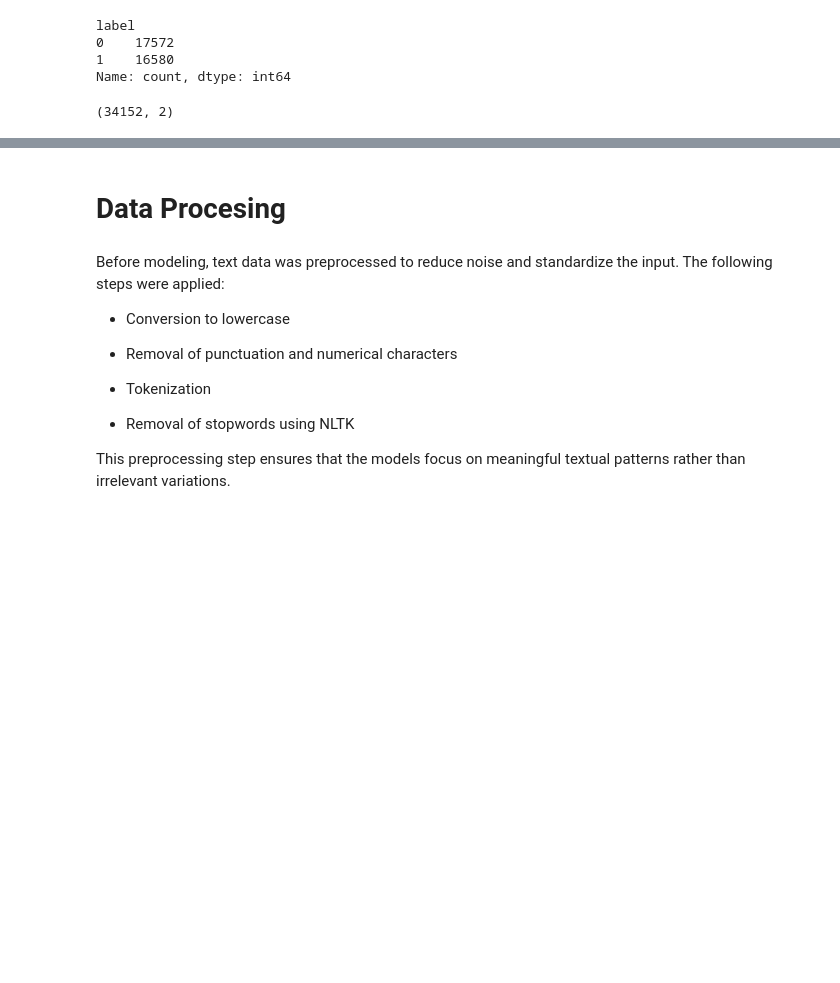
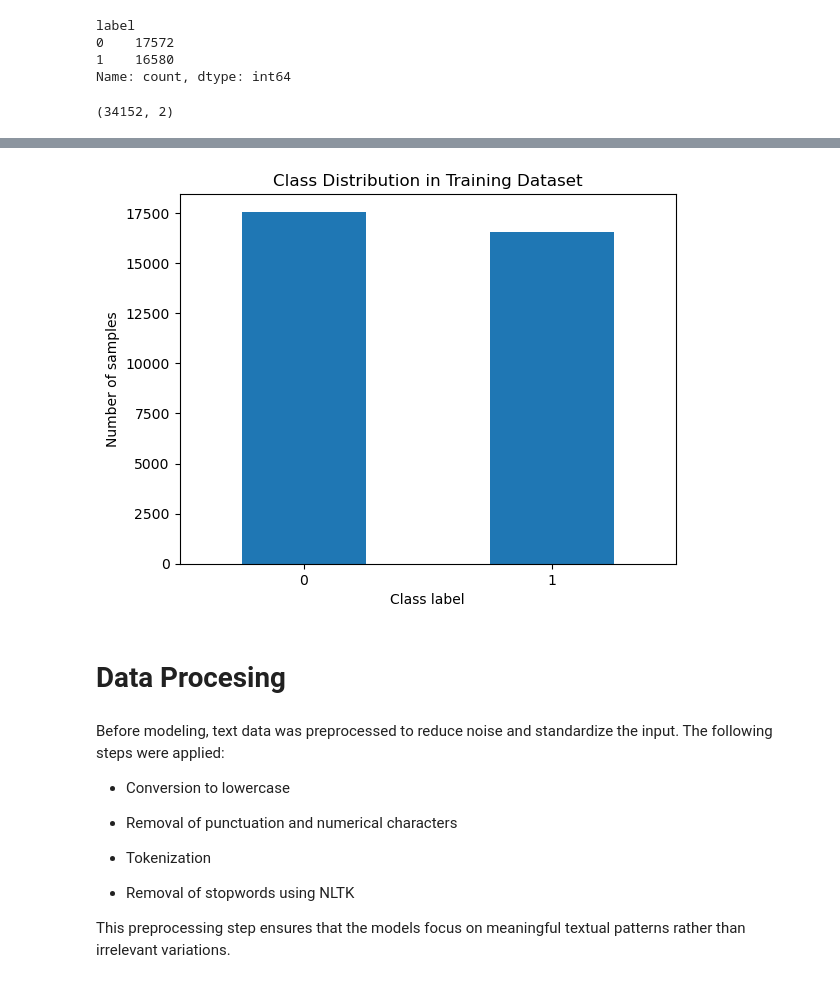
Before and after one commit to HelenaGomezV/project-3-nlp, a Jupyter notebook: fake_news_project.ipynb, the cells around one changed output, grey strips where cells are left out. Drawn from its saved outputs; the diff is of its cells as text; code cells hidden in the pictures; blank space fills up the shorter version.

```diff
--- a/fake_news_project.ipynb
+++ b/fake_news_project.ipynb
@@ -104,3 +150,14 @@ train_df.shape
+# %%
+import matplotlib.pyplot as plt
+
+train_df["label"].value_counts().plot(kind="bar")
+plt.title("Class Distribution in Training Dataset")
+plt.xlabel("Class label")
+plt.ylabel("Number of samples")
+plt.xticks(rotation=0)
+plt.show()
+# %% [output]
+[figure, added]
 # %% [markdown]
 # Data Procesing
 # %% [markdown]
```
Also changed, not shown: parts of 9 cells of this notebook, 1 other file.
